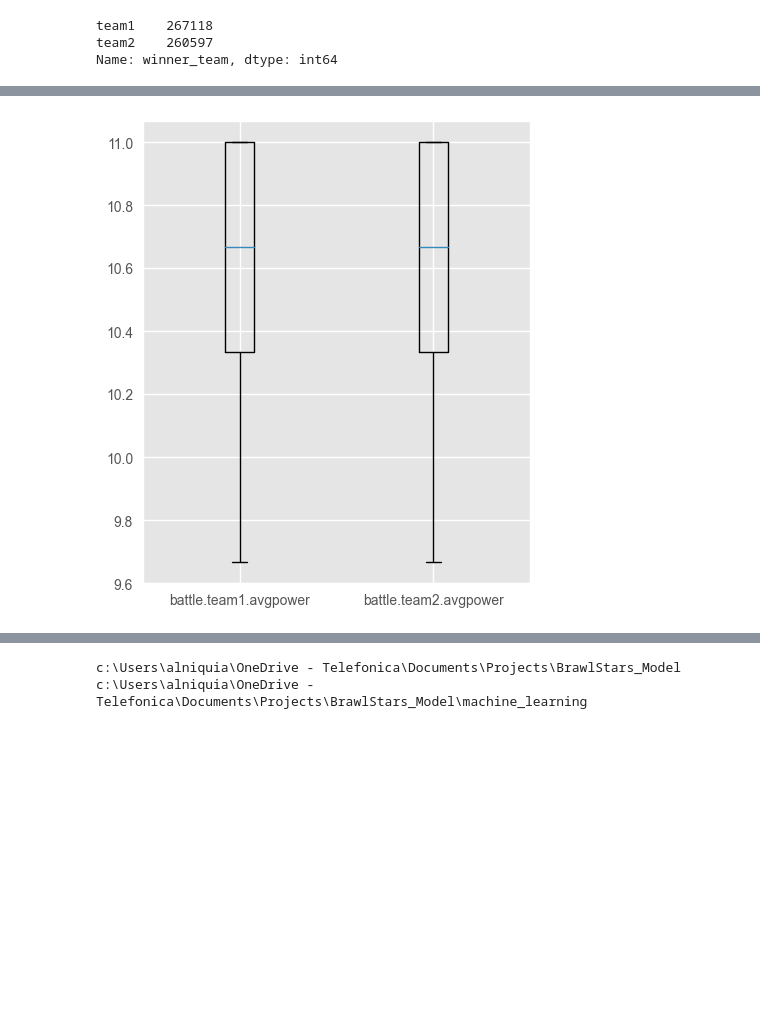
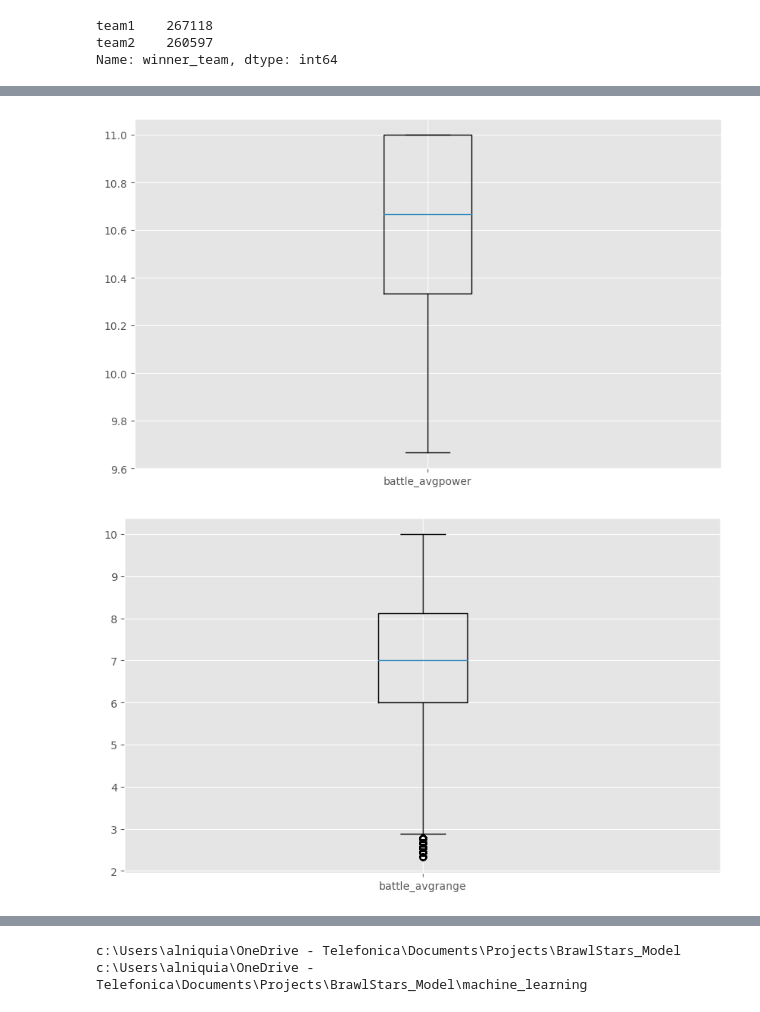
Before and after one commit to aquinteros/BrawlStars_Analytics, a Jupyter notebook: brawlstars_ML_training.ipynb, the cells around one changed output, grey strips where cells are left out. Drawn from its saved outputs; the diff is of its cells as text; code cells hidden in the pictures; blank space fills up the shorter version.

```diff
--- a/brawlstars_ML_training.ipynb
+++ b/brawlstars_ML_training.ipynb
@@ -402,7 +341,14 @@ create_boxplots(battlelogFinal, 'battle.team1.avgpower', 'battle.team2.avgpower'
 # %%
 # subset avg power
-battlelogFinal = battlelogFinal[(battlelogFinal['battle.team1.avgpower'] > 9.5) & (battlelogFinal['battle.team2.avgpower'] > 9.5)].reset_index(drop=True)
+battlelogFinal = battlelogFinal[battlelogFinal['battle_avgpower'] > 9.5].reset_index(drop=True)
 
-create_boxplots(battlelogFinal, 'battle.team1.avgpower', 'battle.team2.avgpower')
+create_boxplots(battlelogFinal, 'battle_avgpower')
 # %% [output]
-[figure, old version]
+[figure, new version]
+# %%
+# crear columna avg range
+battlelogFinal['battle_avgrange'] = battlelogFinal.apply(lambda row: create_avg(row, 'Range_Num'), axis=1)
+
+create_boxplots(battlelogFinal, 'battle_avgrange')
+# %% [output]
+[figure, added]
```
Also changed, not shown: parts of 47 cells of this notebook.
